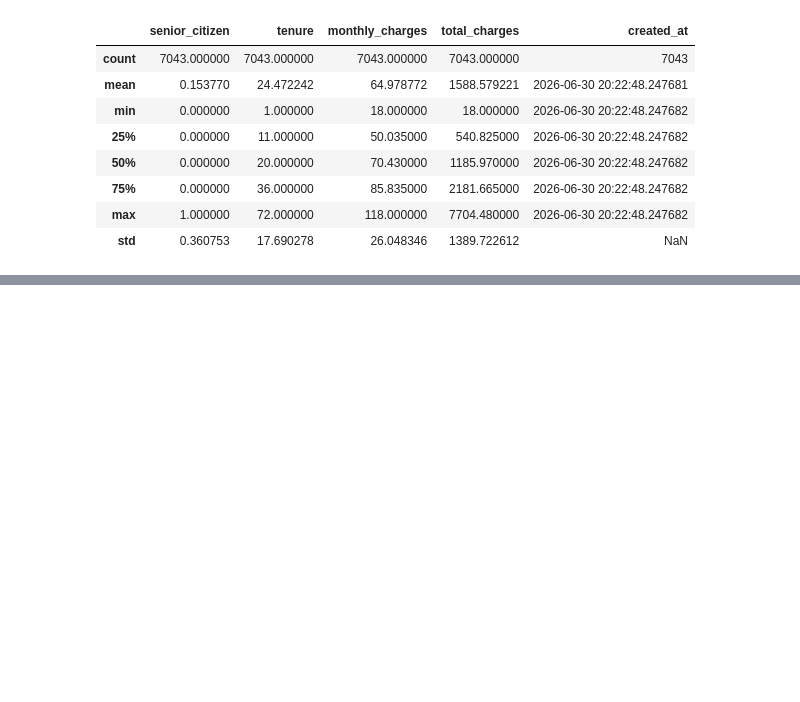
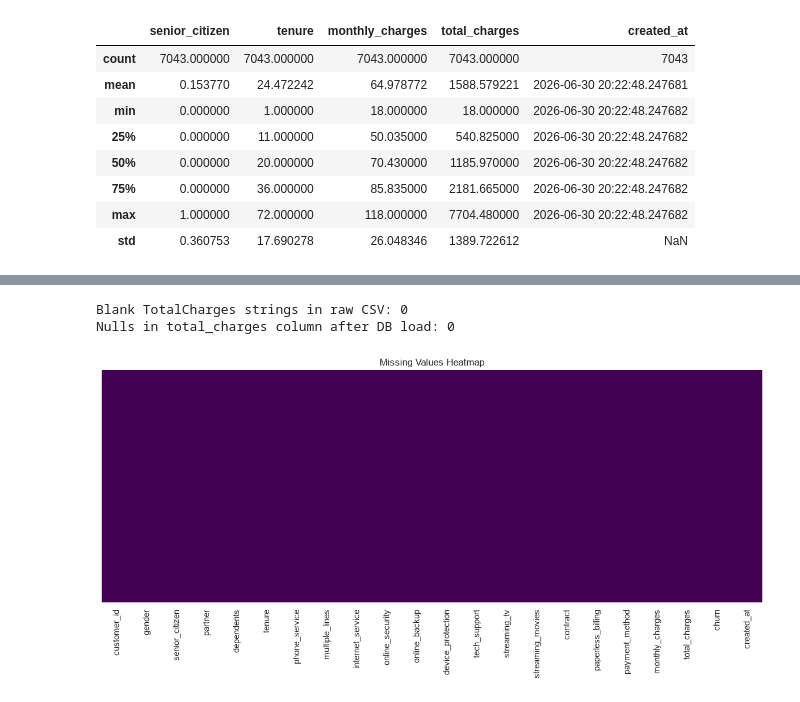
Before and after one commit to raja69reddy/customer-churn-predictor, a Jupyter notebook: notebooks/01_eda.ipynb, the cells around one changed output, grey strips where cells are left out. Saved outputs shown, nothing was run; the diff lists cells and outputs as text; code cells hidden in the pictures; blank space fills up the shorter version.

Commit message:
Day 3: EDA - missing values analysis

```diff
--- a/notebooks/01_eda.ipynb
+++ b/notebooks/01_eda.ipynb
@@ -66,0 +94,16 @@ df.describe()
+# %%
+raw_csv = pd.read_csv('../data/raw/customers.csv', dtype={'total_charges': str})
+blank_total_charges = raw_csv['total_charges'].str.strip().eq('').sum()
+print(f'Blank TotalCharges strings in raw CSV: {blank_total_charges}')
+print(f'Nulls in total_charges column after DB load: {df["total_charges"].isnull().sum()}')
+# %% [output]
+Blank TotalCharges strings in raw CSV: 0
+Nulls in total_charges column after DB load: 0
+# %%
+plt.figure(figsize=(12, 6))
+sns.heatmap(df.isnull(), cbar=False, yticklabels=False, cmap='viridis')
+plt.title('Missing Values Heatmap')
+plt.tight_layout()
+plt.show()
+# %% [output]
+[figure, added]
```
Also changed, not shown: parts of 4 cells of this notebook.
